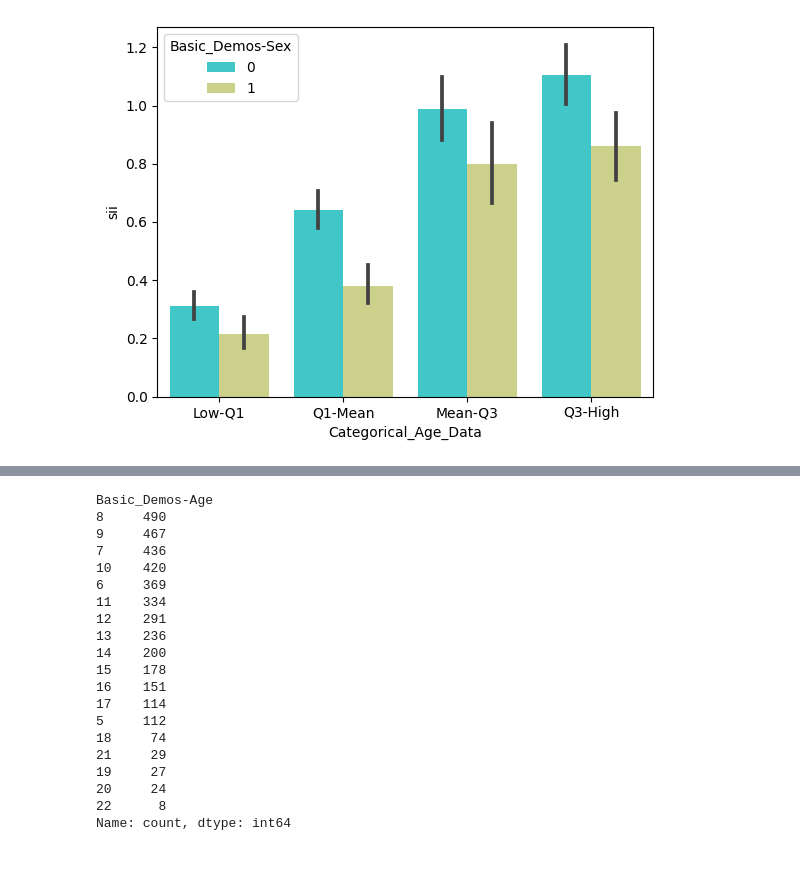
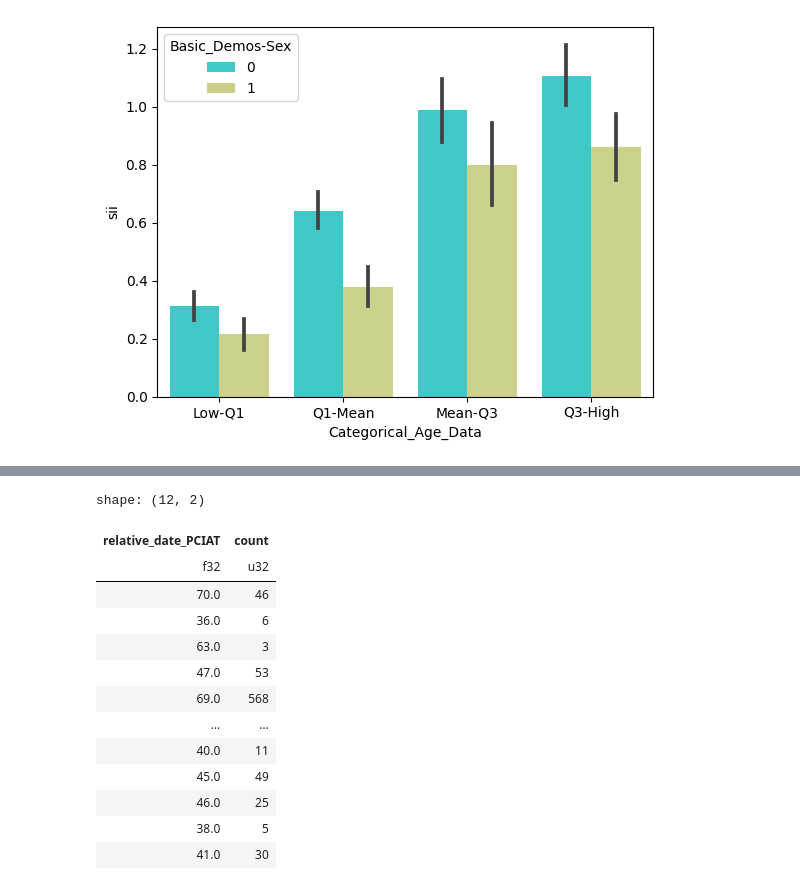
Before and after one commit to TarinPairor/kaggle-projects, a Jupyter notebook: Child_Mind_Institute.ipynb, the cells around one changed output, grey strips where cells are left out. Saved outputs shown, nothing was run; the diff lists cells and outputs as text; code cells hidden in the pictures; blank space fills up the shorter version.

```diff
--- a/Child_Mind_Institute.ipynb
+++ b/Child_Mind_Institute.ipynb
@@ -244,26 +249,20 @@ shape: (2_080, 13)
 | 2077 | -0.00737 | -0.005078 | -0.991719 | 5.0863e-7 | -89.427032 | 0.0 | 35.0 | 3927.666748 | 37660000000000 | ... |
 | 2078 | -0.007552 | -0.004818 | -0.992188 | 0.0 | -89.410797 | 0.0 | 35.0 | 3927.5 | 37665000000000 | ... |
 | 2079 | -0.05957 | 0.355339 | -0.615462 | 0.051754 | -49.326363 | 0.0 | 35.0 | 3927.5 | 38435000000000 | ... |
-# %%
-train_df['Basic_Demos-Age'].value_counts()
-# %% [output]
-Basic_Demos-Age
-8     490
-9     467
-7     436
-10    420
-6     369
-11    334
-12    291
-13    236
-14    200
-15    178
-16    151
-17    114
-5     112
-18     74
-21     29
-19     27
-20     24
-22      8
-Name: count, dtype: int64
+# %%
+parquet_example['relative_date_PCIAT'].value_counts()
+# %% [output]
+shape: (12, 2)
+| relative_date_PCIAT | count |
+| f32 | u32 |
+| 70.0 | 46 |
+| 36.0 | 6 |
+| 63.0 | 3 |
+| 47.0 | 53 |
+| 69.0 | 568 |
+| … | … |
+| 40.0 | 11 |
+| 45.0 | 49 |
+| 46.0 | 25 |
+| 38.0 | 5 |
+| 41.0 | 30 |
```
Also changed, not shown: parts of 6 cells of this notebook.
